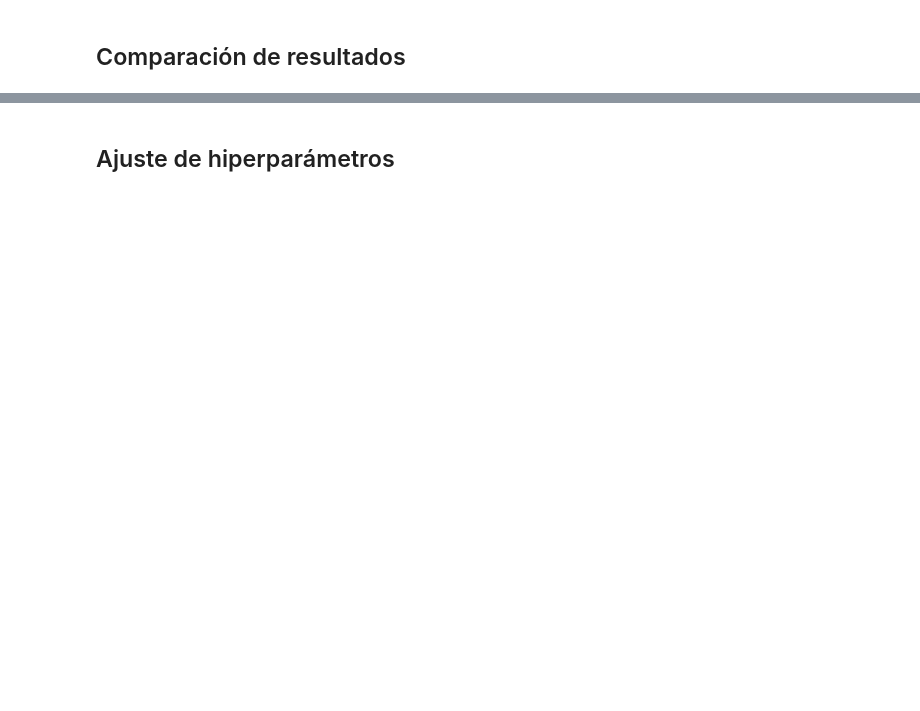
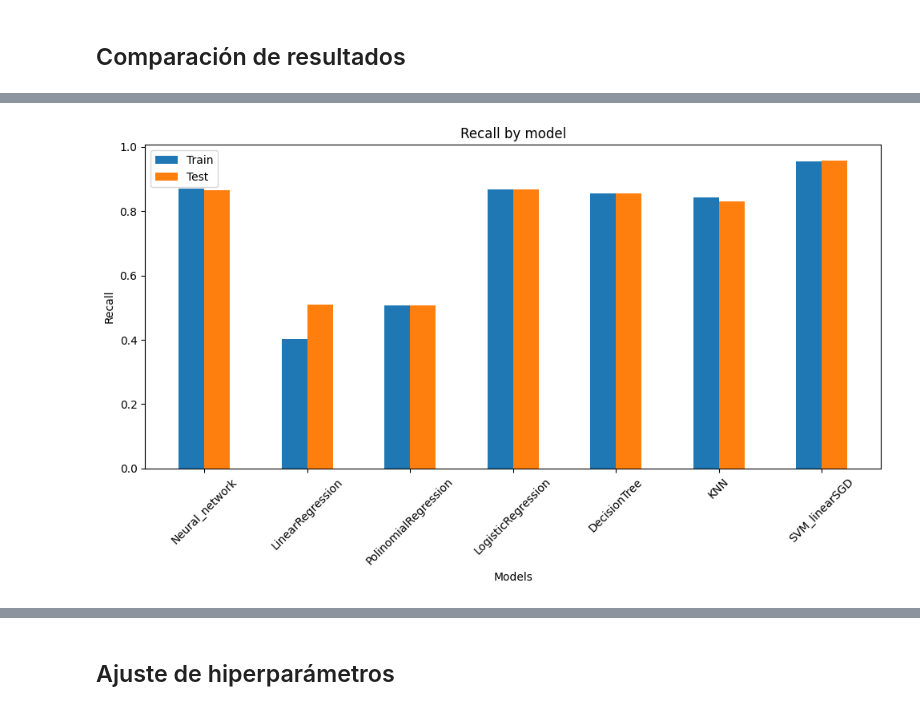
Before and after one commit to kliniik/Practica_AAI_1, a Jupyter notebook: supervised.ipynb, the cells around one changed output, grey strips where cells are left out. Cells and saved outputs as stored; diff of their text form; code cells hidden in the pictures; blank space fills up the shorter version.

```diff
--- a/supervised.ipynb
+++ b/supervised.ipynb
@@ -614,0 +719,4 @@ plot_model_comparison(models_results, metric='f1_score')
+# %%
+plot_model_comparison(models_results, metric='recall')
+# %% [output]
+[figure, added]
```
Also changed, not shown: parts of 107 cells of this notebook.
